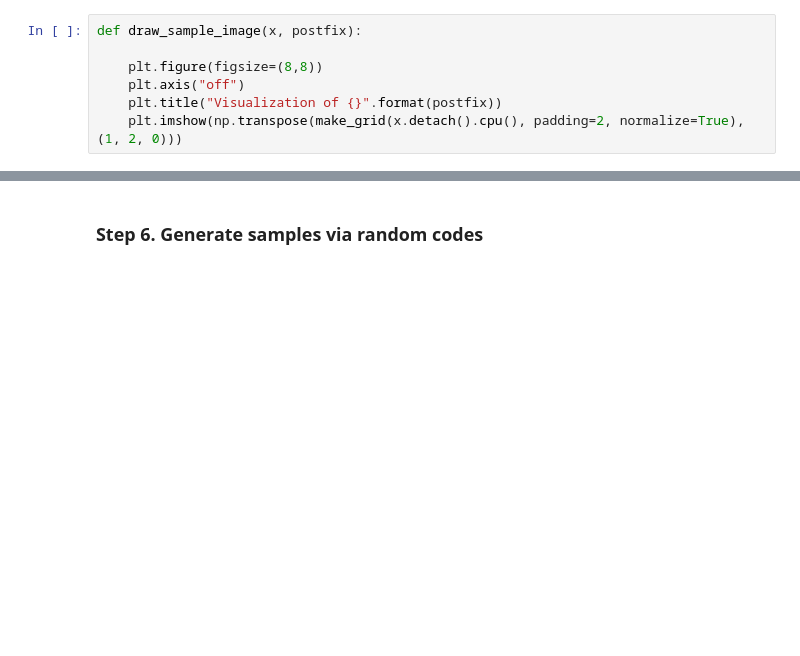
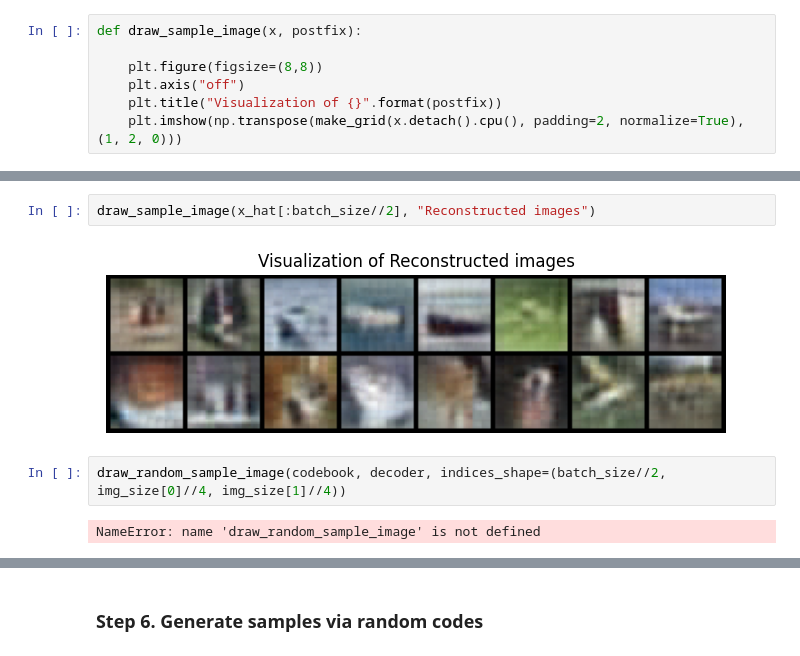
Before and after one commit to alexpvpmindustry/cryptotradr, a Jupyter notebook: 02_Vector_Quantized_Variational_AutoEncoder.ipynb, the cells around one changed output, grey strips where cells are left out. Saved outputs shown, nothing was run; the diff lists cells and outputs as text; blank space fills up the shorter version.

```diff
--- a/02_Vector_Quantized_Variational_AutoEncoder.ipynb
+++ b/02_Vector_Quantized_Variational_AutoEncoder.ipynb
@@ -299,0 +368,8 @@ zope.interface @ file:///C:/ci_310/zope.interface_1642113633904/work
+# %%
+draw_sample_image(x_hat[:batch_size//2], "Reconstructed images")
+# %% [output]
+[figure, added]
+# %%
+draw_random_sample_image(codebook, decoder, indices_shape=(batch_size//2, img_size[0]//4, img_size[1]//4))
+# %% [output]
+NameError: name 'draw_random_sample_image' is not defined
```
Also changed, not shown: parts of 12 cells of this notebook.
